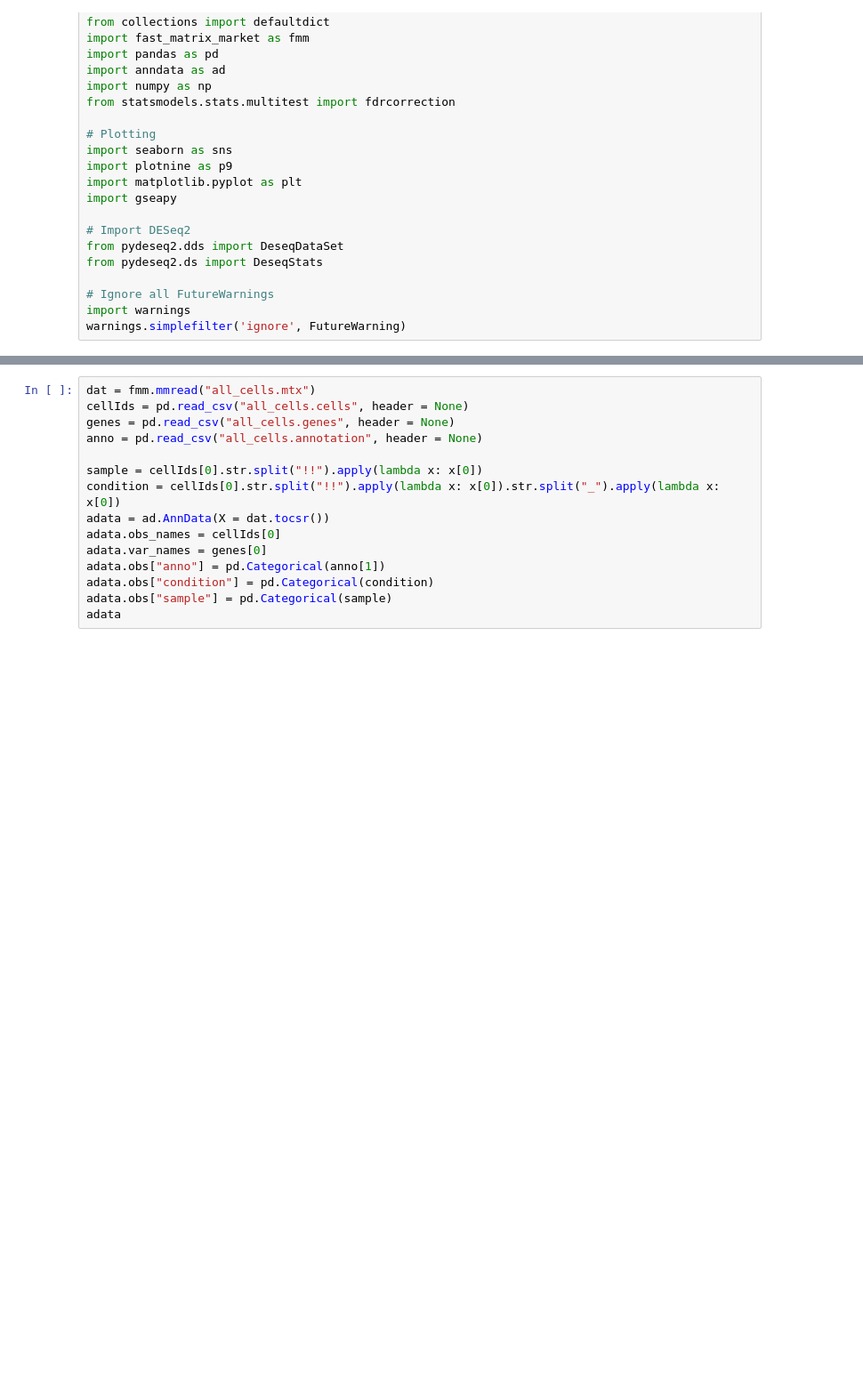
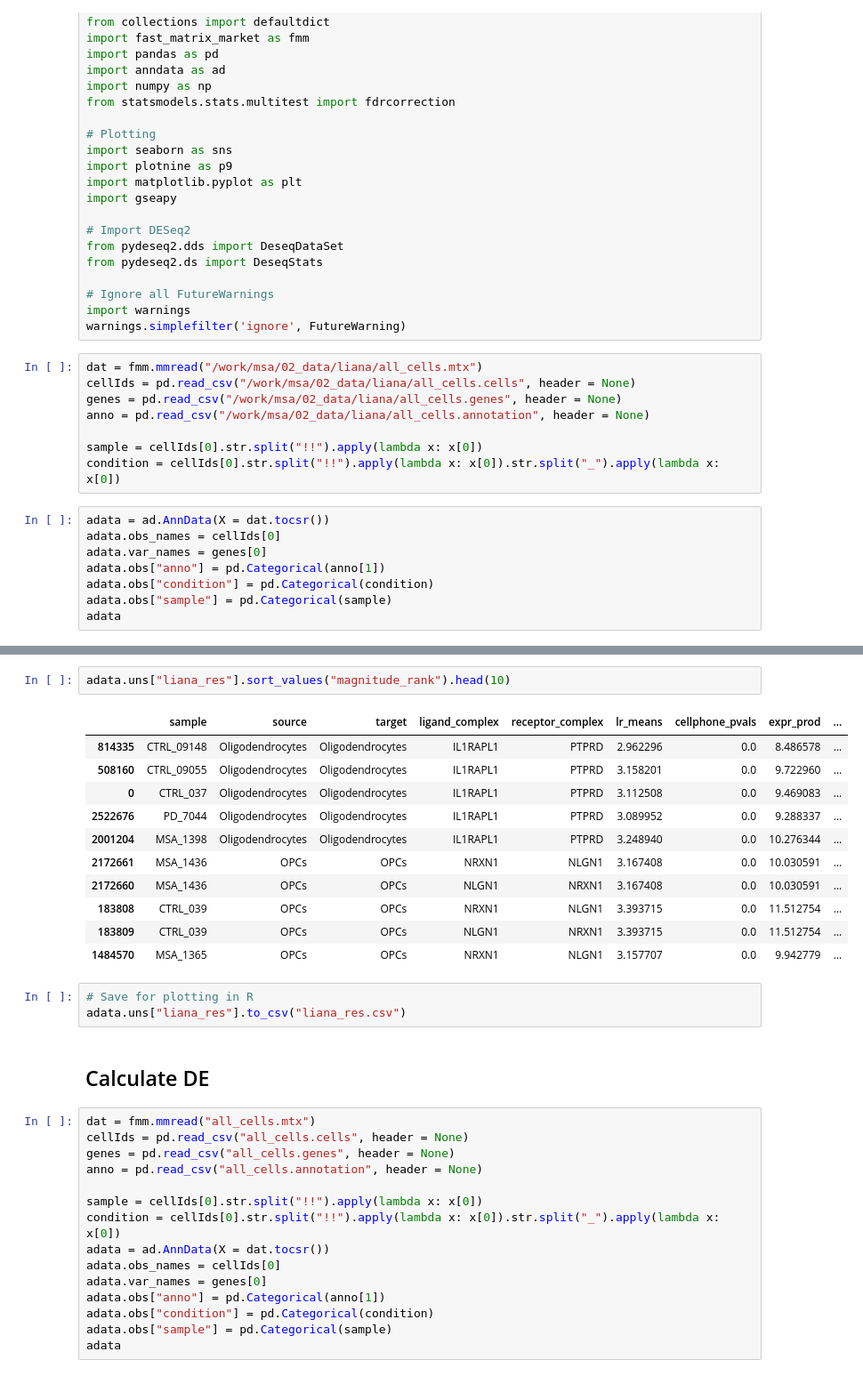
Before and after one commit to rrydbirk/MSAvsPD, a Jupyter notebook: Liana.ipynb, the cells around one changed output, grey strips where cells are left out. Shown at 89% size. Drawn from its saved outputs; the diff is of its cells as text; blank space fills up the shorter version.

```diff
--- a/Liana.ipynb
+++ b/Liana.ipynb
@@ -42,3 +42,19 @@ from pydeseq2.ds import DeseqStats
 # Ignore all FutureWarnings
 import warnings
 warnings.simplefilter('ignore', FutureWarning)
+# %%
+dat = fmm.mmread("/work/msa/02_data/liana/all_cells.mtx")
+cellIds = pd.read_csv("/work/msa/02_data/liana/all_cells.cells", header = None)
+genes = pd.read_csv("/work/msa/02_data/liana/all_cells.genes", header = None)
+anno = pd.read_csv("/work/msa/02_data/liana/all_cells.annotation", header = None)
+
+sample = cellIds[0].str.split("!!").apply(lambda x: x[0])
+condition = cellIds[0].str.split("!!").apply(lambda x: x[0]).str.split("_").apply(lambda x: x[0])
+# %%
+adata = ad.AnnData(X = dat.tocsr())
+adata.obs_names = cellIds[0]
+adata.var_names = genes[0]
+adata.obs["anno"] = pd.Categorical(anno[1])
+adata.obs["condition"] = pd.Categorical(condition)
+adata.obs["sample"] = pd.Categorical(sample)
+adata
@@ -45,3 +95,22 @@ warnings.simplefilter('ignore', FutureWarning)
+# %%
+adata.uns["liana_res"].sort_values("magnitude_rank").head(10)
+# %% [output]
+|  | sample | source | target | ligand_complex | receptor_complex | lr_means | cellphone_pvals | expr_prod | ... |
+| 814335 | CTRL_09148 | Oligodendrocytes | Oligodendrocytes | IL1RAPL1 | PTPRD | 2.962296 | 0.0 | 8.486578 | ... |
+| 508160 | CTRL_09055 | Oligodendrocytes | Oligodendrocytes | IL1RAPL1 | PTPRD | 3.158201 | 0.0 | 9.722960 | ... |
+| 0 | CTRL_037 | Oligodendrocytes | Oligodendrocytes | IL1RAPL1 | PTPRD | 3.112508 | 0.0 | 9.469083 | ... |
+| 2522676 | PD_7044 | Oligodendrocytes | Oligodendrocytes | IL1RAPL1 | PTPRD | 3.089952 | 0.0 | 9.288337 | ... |
+| 2001204 | MSA_1398 | Oligodendrocytes | Oligodendrocytes | IL1RAPL1 | PTPRD | 3.248940 | 0.0 | 10.276344 | ... |
+| 2172661 | MSA_1436 | OPCs | OPCs | NRXN1 | NLGN1 | 3.167408 | 0.0 | 10.030591 | ... |
+| 2172660 | MSA_1436 | OPCs | OPCs | NLGN1 | NRXN1 | 3.167408 | 0.0 | 10.030591 | ... |
+| 183808 | CTRL_039 | OPCs | OPCs | NRXN1 | NLGN1 | 3.393715 | 0.0 | 11.512754 | ... |
+| 183809 | CTRL_039 | OPCs | OPCs | NLGN1 | NRXN1 | 3.393715 | 0.0 | 11.512754 | ... |
+| 1484570 | MSA_1365 | OPCs | OPCs | NRXN1 | NLGN1 | 3.157707 | 0.0 | 9.942779 | ... |
+# %%
+# Save for plotting in R
+adata.uns["liana_res"].to_csv("liana_res.csv")
+# %% [markdown]
+## Calculate DE
 # %%
 dat = fmm.mmread("all_cells.mtx")
 cellIds = pd.read_csv("all_cells.cells", header = None)
```
Also changed, not shown: parts of 5 cells of this notebook.
